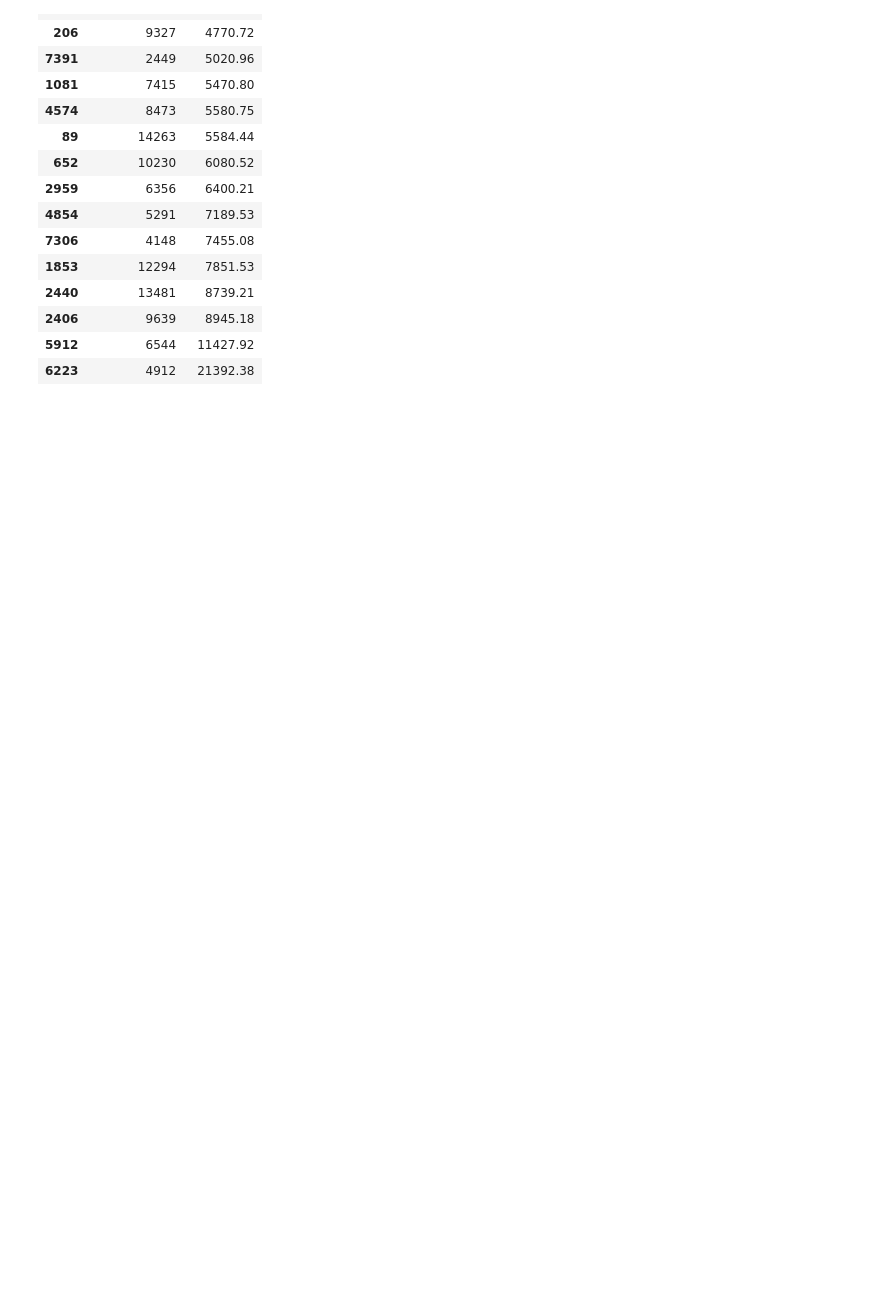
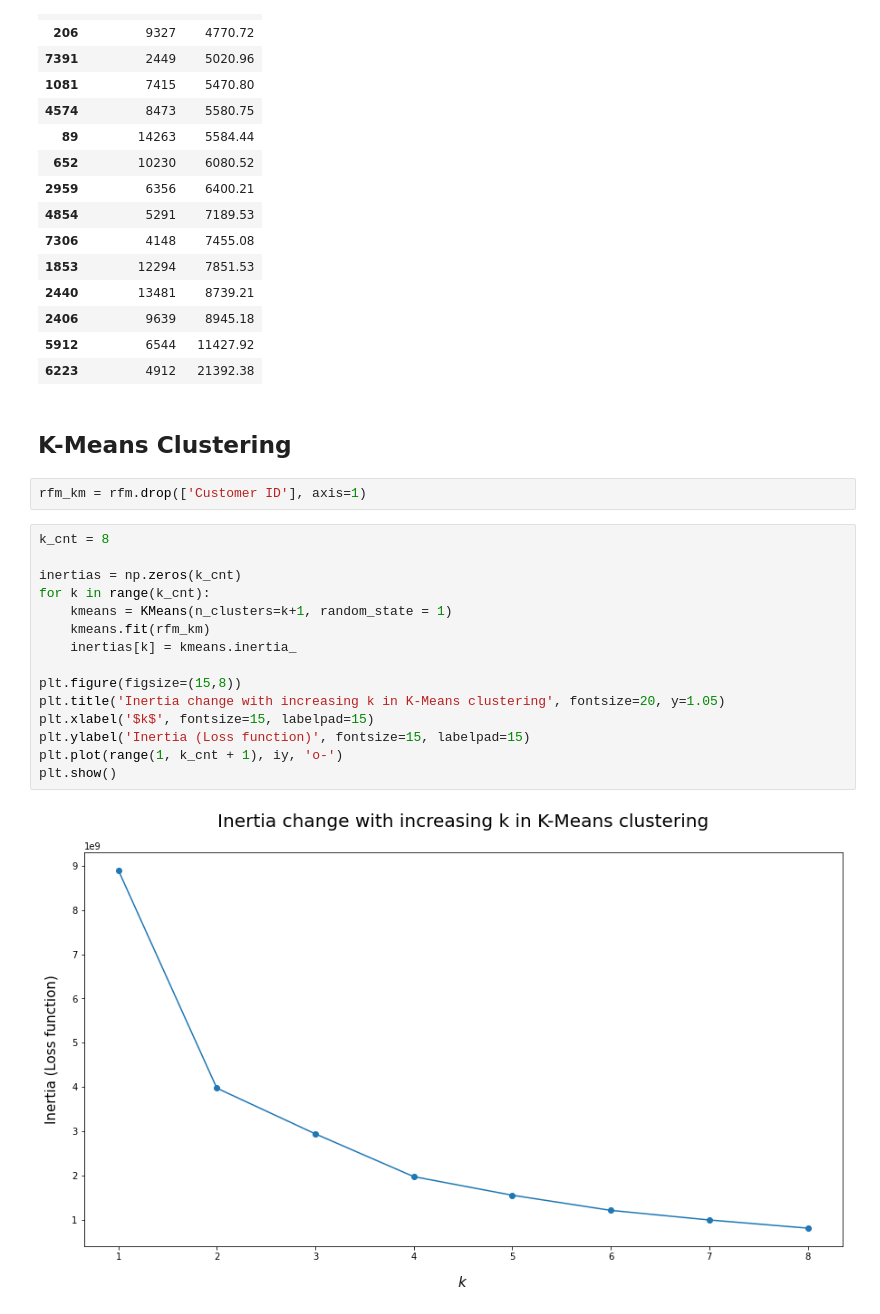
Before and after one commit to chododom/BI-VZD, a Jupyter notebook: 03/homework_03_B201.ipynb, the cells around one changed output. Drawn from its saved outputs; the diff is of its cells as text; blank space fills up the shorter version.

Commit message:
Perform K-Means clustering on unaltered, standardized and normalized RFM data

```diff
--- a/03/homework_03_B201.ipynb
+++ b/03/homework_03_B201.ipynb
@@ -196,3 +173,24 @@ display_side_by_side(rfm.sort_values('Recency').tail(15)[['Customer ID', 'Recenc
 | 2406 | 9639 | 8945.18 |
 | 5912 | 6544 | 11427.92 |
 | 6223 | 4912 | 21392.38 |
+# %% [markdown]
+## K-Means Clustering
+# %%
+rfm_km = rfm.drop(['Customer ID'], axis=1)
+# %%
+k_cnt = 8
+
+inertias = np.zeros(k_cnt)
+for k in range(k_cnt):
+    kmeans = KMeans(n_clusters=k+1, random_state = 1)
+    kmeans.fit(rfm_km)
+    inertias[k] = kmeans.inertia_
+
+plt.figure(figsize=(15,8))
+plt.title('Inertia change with increasing k in K-Means clustering', fontsize=20, y=1.05)
+plt.xlabel('$k$', fontsize=15, labelpad=15)
+plt.ylabel('Inertia (Loss function)', fontsize=15, labelpad=15)
+plt.plot(range(1, k_cnt + 1), iy, 'o-')
+plt.show()
+# %% [output]
+[figure, added]
```
Also changed, not shown: parts of 18 cells of this notebook.
